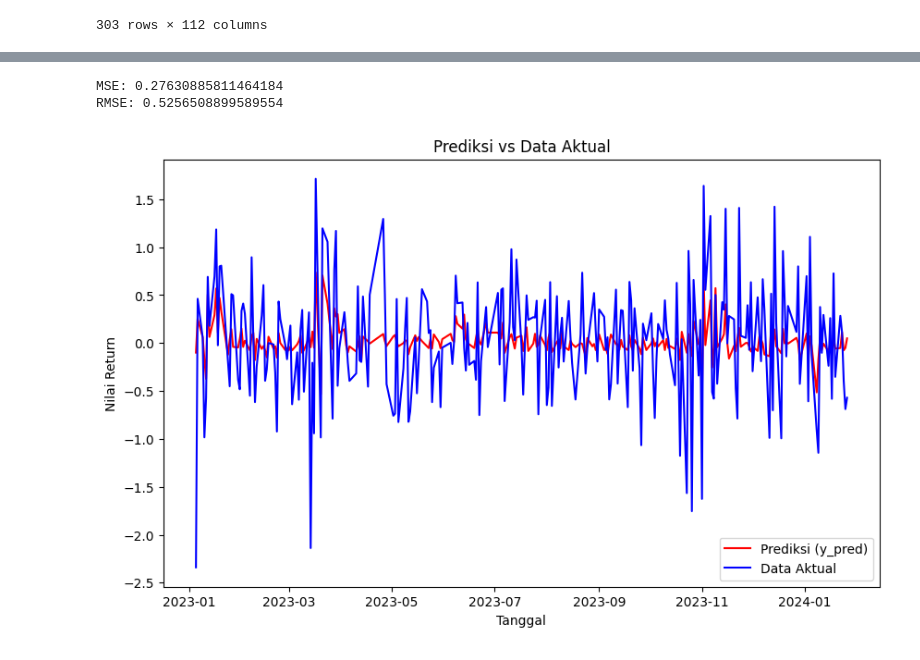
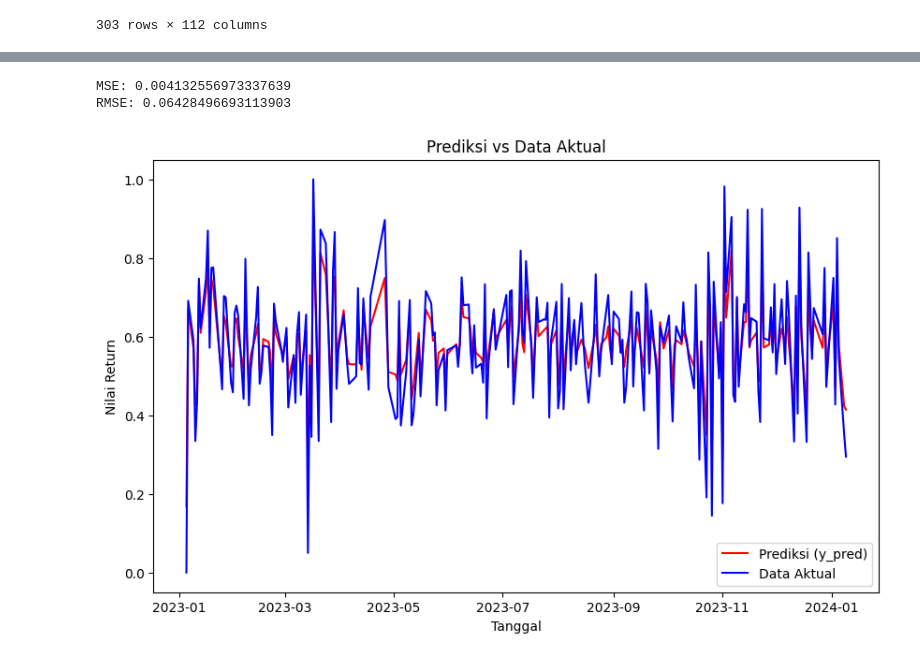
Before and after one commit to zyxn/stock_forecast_sentiment, a Jupyter notebook: notebooks/v1-mrw-xgb-sentiment RETURN.ipynb, the cells around one changed output, grey strips where cells are left out. Cells and saved outputs as stored; diff of their text form; code cells hidden in the pictures.

Commit message:
baruuu return

```diff
--- a/notebooks/v1-mrw-xgb-sentiment RETURN.ipynb
+++ b/notebooks/v1-mrw-xgb-sentiment RETURN.ipynb
@@ -260,8 +305,46 @@ def objective(trial):
+# %%
+# Define the optimization loop
+for _ in range(100):  # Adjust the number of trials as needed
+    trial = study.ask()
+
+    # Suggest parameters for this trial
+    learning_rate = trial.suggest_loguniform("learning_rate", 1e-4, 0.1)
+    n_estimators = trial.suggest_int("n_estimators", 100, 1000)
+    max_depth = trial.suggest_int("max_depth", 3, 10)
+    min_child_weight = trial.suggest_loguniform("min_child_weight", 1e-2, 10)
+    gamma = trial.suggest_loguniform("gamma", 1e-4, 1.0)
+    subsample = trial.suggest_uniform("subsample", 0.5, 1.0)
+    colsample_bytree = trial.suggest_uniform("colsample_bytree", 0.5, 1.0)
+    reg_lambda = trial.suggest_loguniform("reg_lambda", 1e-4, 1.0)
+
+    # Create the model with the suggested parameters
+    model_xgb = xgb.XGBRegressor(
+        objective="reg:squarederror",
+        learning_rate=learning_rate,
+        n_estimators=n_estimators,
+        max_depth=max_depth,
+        min_child_weight=min_child_weight,
+        gamma=gamma,
+        subsample=subsample,
+        colsample_bytree=colsample_bytree,
+        reg_lambda=reg_lambda,
+        random_state=42
+    )
 # %%
 
 
-model_xgb = xgb.XGBRegressor(objective='reg:squarederror', reg_lambda=0.002, gamma=0.5, max_depth=1, n_estimators=699, learning_rate=0.01, random_state=42)
-model_xgb.fit(X_train_scaled,train_data["Return(t)"])
+# # model_xgb = xgb.XGBRegressor(objective='reg:squarederror', reg_lambda=0.002, gamma=0.1, max_depth=5, n_estimators=500, learning_rate=0.01, random_state=42)
+# model_xgb = xgb.XGBRegressor(
+#     learning_rate=0.01,
+#     n_estimators=500,
+#     max_depth=5,
+#     min_child_weight=1,
+#     gamma=0.1,
+#     subsample=0.8,
+#     colsample_bytree=0.8
+# )
+
+model_xgb.fit(X_train_scaled, y_train_scaled)
 # %% [output]
 XGBRegressor(base_score=None, booster=None, callbacks=None,
              colsample_bylevel=None, colsample_bynode=None,
@@ -279,5 +397,5 @@ y_pred = model_xgb.predict(X_train_scaled)
 # %%
-mse = np.mean((y_pred - train_data['Return(t)'])**2)
+mse = np.mean((y_pred - scaled_train_data['Return(t)'])**2)
 
 # Menghitung Root Mean Squared Error (RMSE)
 rmse = np.sqrt(mse)
@@ -285,20 +403,20 @@ rmse = np.sqrt(mse)
 print("MSE:", mse)
 print("RMSE:", rmse)
 # %% [output]
-MSE: 0.27630885811464184
-RMSE: 0.5256508899589554
+MSE: 0.004132556973337639
+RMSE: 0.06428496693113903
 # %%
 # Plot hasil prediksi (y_pred) dan data aktual (train_data['Return(t)'])
 plt.figure(figsize=(10, 6))
 plt.plot(train_data.index, y_pred, label='Prediksi (y_pred)', color='red')
-plt.plot(train_data.index, train_data['Return(t)'], label='Data Aktual', color='blue')
+plt.plot(train_data.index, scaled_train_data['Return(t)'], label='Data Aktual', color='blue')
 plt.xlabel('Tanggal')
 plt.ylabel('Nilai Return')
 plt.title('Prediksi vs Data Aktual')
 plt.legend()
 plt.show()
 # %% [output]
-[figure, old version]
+[figure, new version]
 # %%
 scaled_val_data = scaler.fit_transform(validation_data)
 
```
Also changed, not shown: parts of 30 cells of this notebook, 3 other files.
